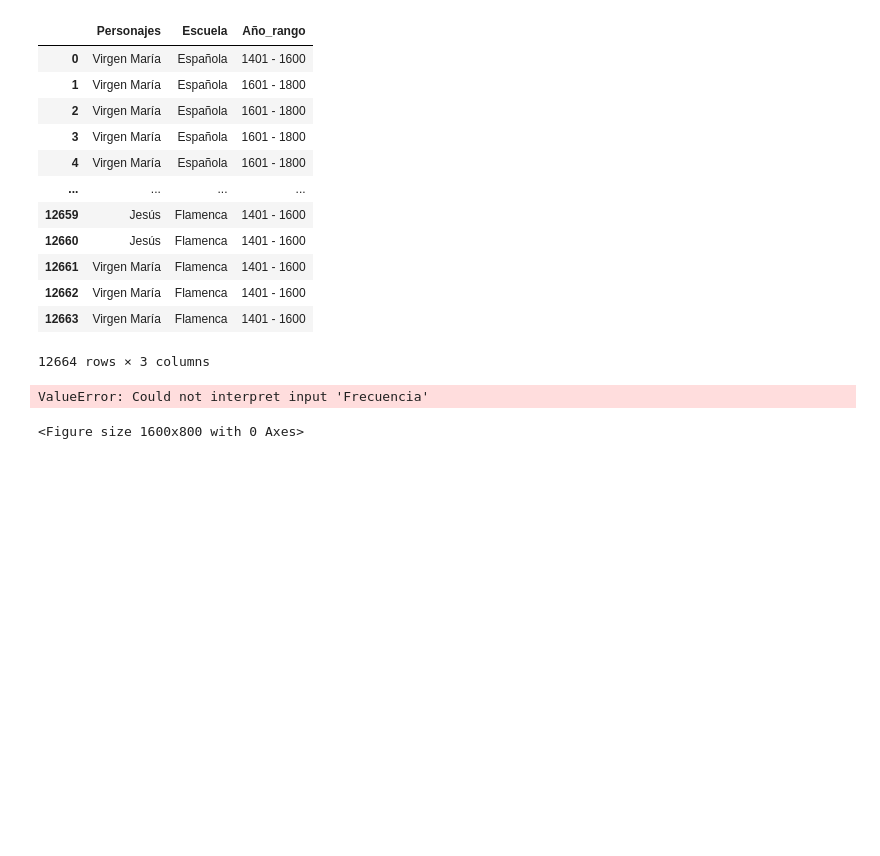
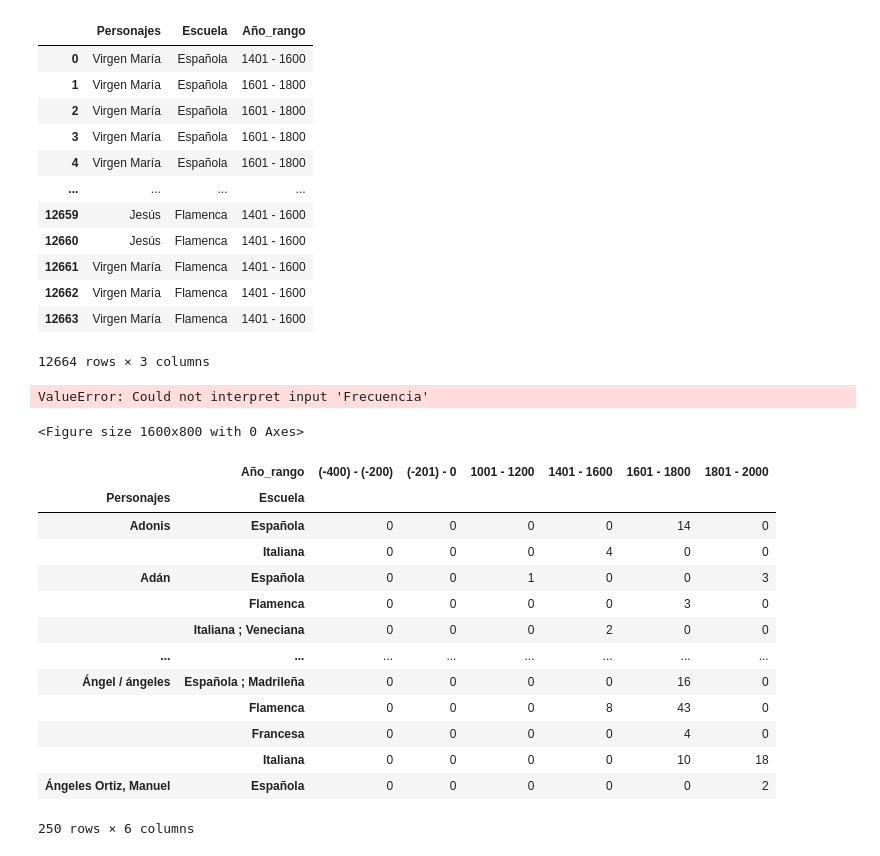
Before and after one commit to karmelealonso/project_final, a Jupyter notebook: notebooks/Estudio_analitico_iconografia.ipynb, the cells around one changed output. Drawn from its saved outputs; the diff is of its cells as text; code cells hidden in the pictures; blank space fills up the shorter version.

```diff
--- a/notebooks/Estudio_analitico_iconografia.ipynb
+++ b/notebooks/Estudio_analitico_iconografia.ipynb
@@ -1096,3 +1102,21 @@ plt.xlabel('Personajes')
 plt.ylabel('Frecuencia')
 plt.legend(title='Escuela')
 plt.show()
+# %%
+tabla_contingencia = pd.crosstab(index=[personajes_escuela_año_rango['Personajes'], personajes_escuela_año_rango['Escuela']], columns=personajes_escuela_año_rango['Año_rango'])
+tabla_contingencia
+# %% [output]
+|  | Año_rango | (-400) - (-200) | (-201) - 0 | 1001 - 1200 | 1401 - 1600 | 1601 - 1800 | 1801 - 2000 |
+| Personajes | Escuela |  |  |  |  |  |  |
+| Adonis | Española | 0 | 0 | 0 | 0 | 14 | 0 |
+|  | Italiana | 0 | 0 | 0 | 4 | 0 | 0 |
+| Adán | Española | 0 | 0 | 1 | 0 | 0 | 3 |
+|  | Flamenca | 0 | 0 | 0 | 0 | 3 | 0 |
+|  | Italiana ; Veneciana | 0 | 0 | 0 | 2 | 0 | 0 |
+| ... | ... | ... | ... | ... | ... | ... | ... |
+| Ángel / ángeles | Española ; Madrileña | 0 | 0 | 0 | 0 | 16 | 0 |
+|  | Flamenca | 0 | 0 | 0 | 8 | 43 | 0 |
+|  | Francesa | 0 | 0 | 0 | 0 | 4 | 0 |
+|  | Italiana | 0 | 0 | 0 | 0 | 10 | 18 |
+| Ángeles Ortiz, Manuel | Española | 0 | 0 | 0 | 0 | 0 | 2 |
+250 rows × 6 columns
```
Also changed, not shown: parts of 52 cells of this notebook.
